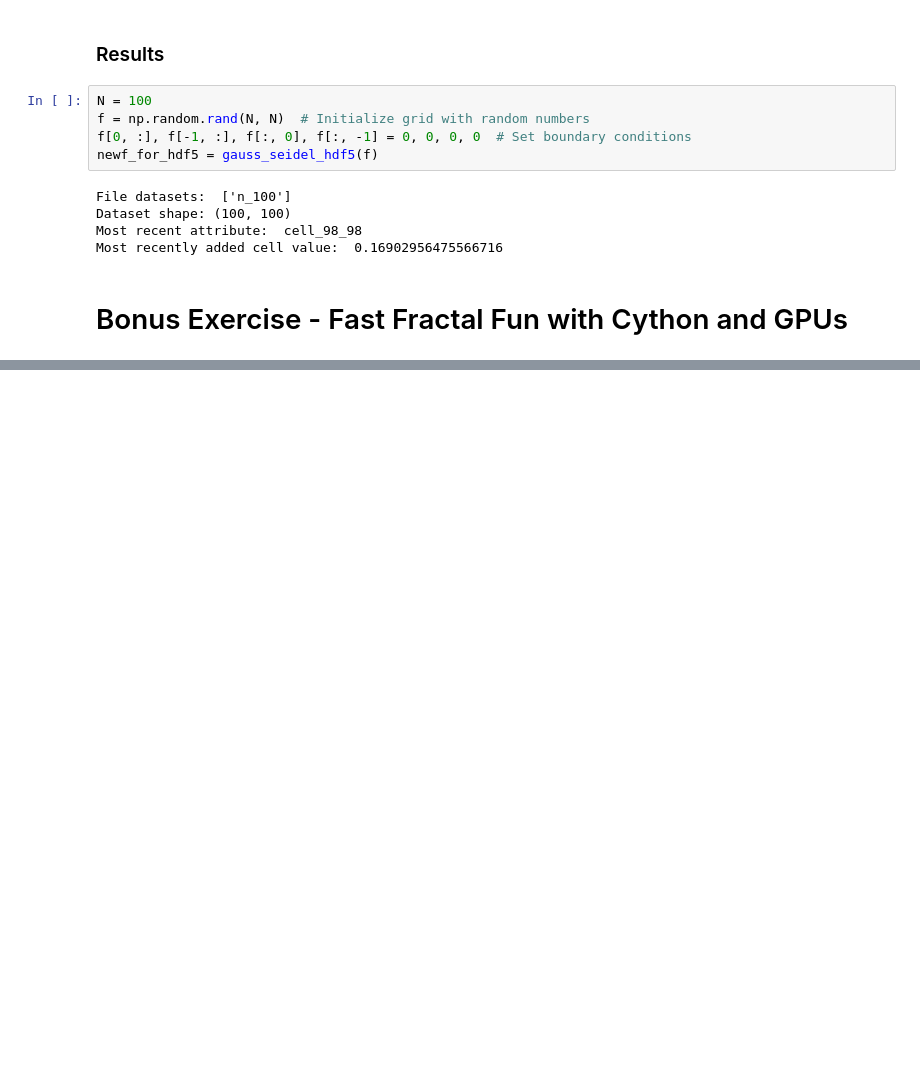
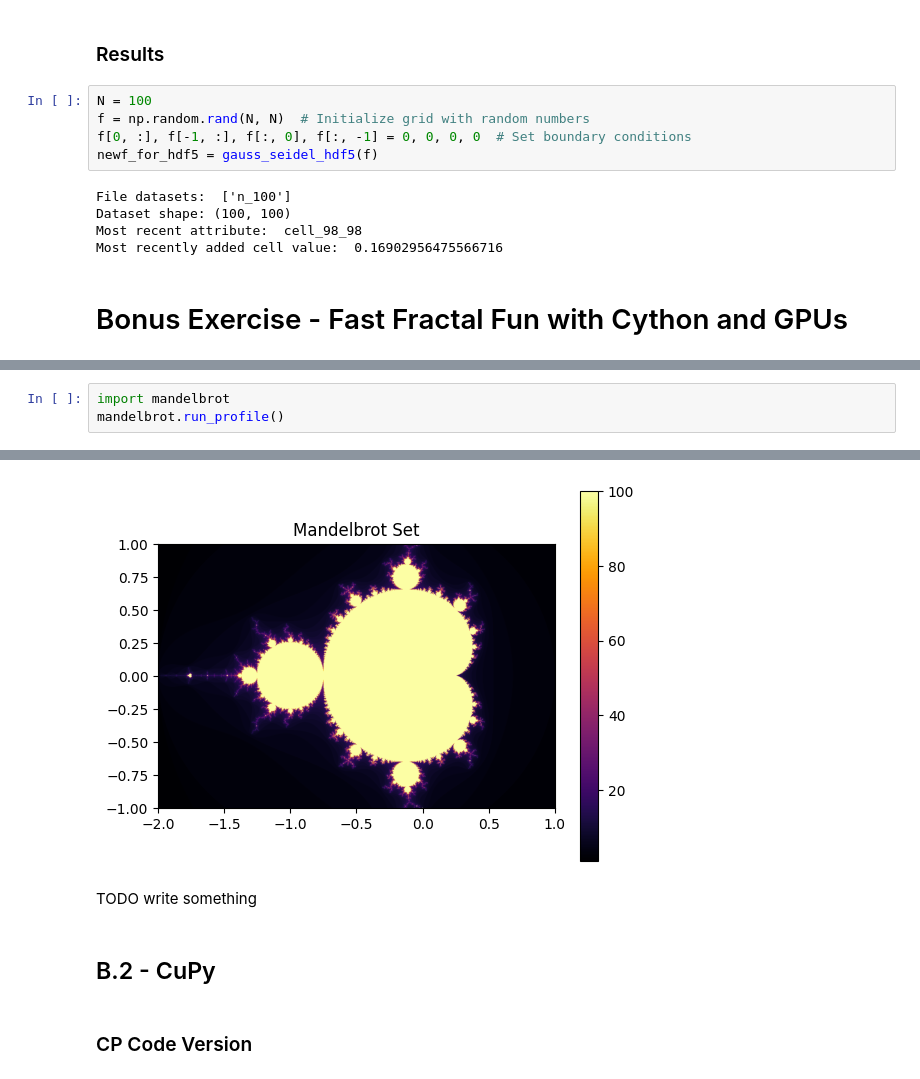
Before and after one commit to ge96lip/Compilation_GPU_for_optimization, a Jupyter notebook: report.ipynb, the cells around one changed output, grey strips where cells are left out. Cells and saved outputs as stored; diff of their text form; blank space fills up the shorter version.

```diff
--- a/report.ipynb
+++ b/report.ipynb
@@ -196,0 +421,4 @@ Most recently added cell value:  0.16902956475566716
+# %%
+import mandelbrot
+mandelbrot.run_profile()
+# %% [output]
@@ -196,0 +426,7 @@ Most recently added cell value:  0.16902956475566716
+[figure, added]
+# %% [markdown]
+TODO write something
+# %% [markdown]
+## B.2 - CuPy
+# %% [markdown]
+### CP Code Version
```
Also changed, not shown: parts of 26 cells of this notebook, 18 other files.
